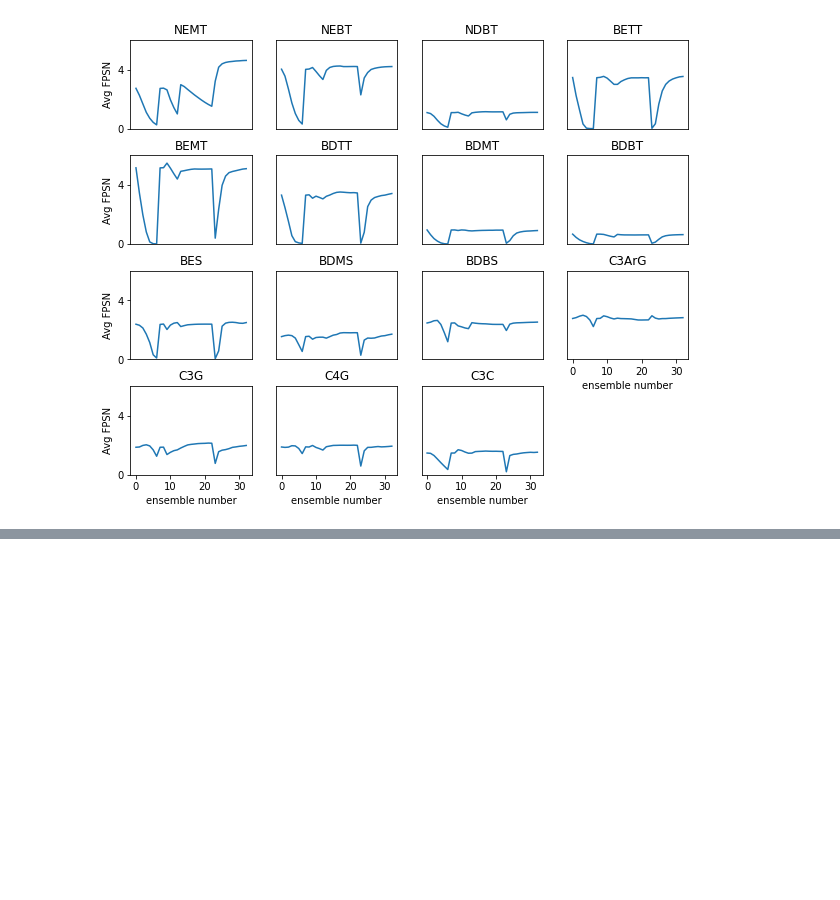
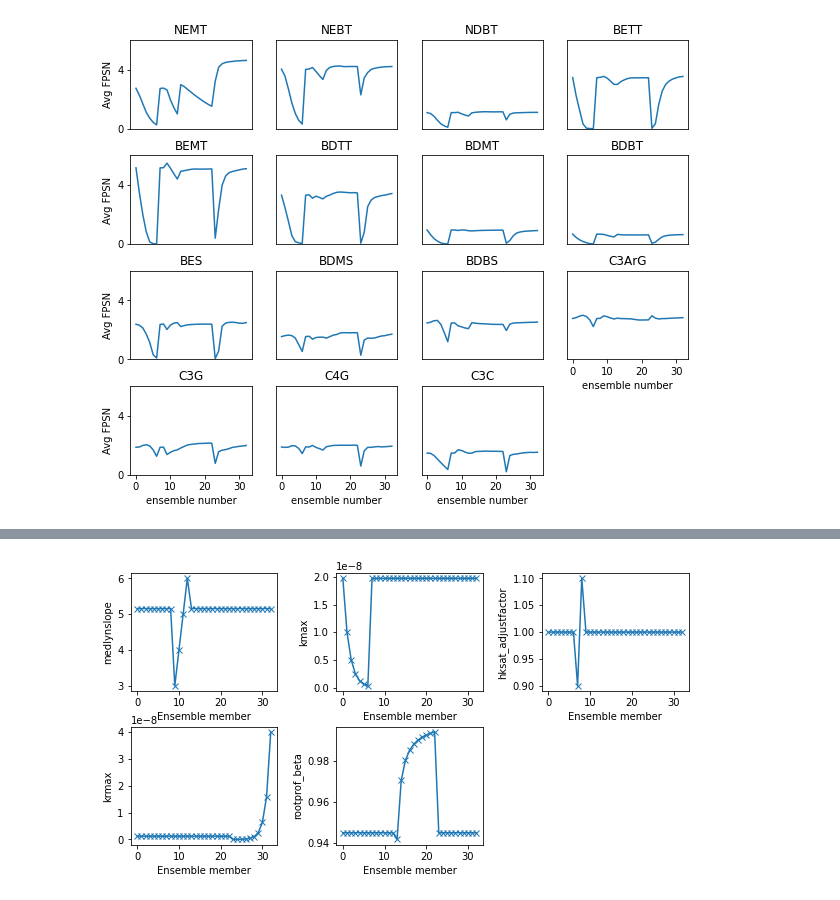
Before and after one commit to djk2120/CLM5PPE, a Jupyter notebook: pyth/mini_ens.ipynb, the cells around one changed output, grey strips where cells are left out. Cells and saved outputs as stored; diff of their text form; code cells hidden in the pictures; blank space fills up the shorter version.

```diff
--- a/pyth/mini_ens.ipynb
+++ b/pyth/mini_ens.ipynb
@@ -164,0 +187,24 @@ plt.subplots_adjust(hspace=0.3)
+# %%
+pdir = '/glade/scratch/djk2120/mini_ens/paramfiles/'
+parampaths = sorted(glob.glob(pdir+'*.nc'))
+params = xr.open_mfdataset(parampaths,combine='nested',concat_dim='ens',parallel='True')
+params['ens']=ens
+params['kmax']=params['kmax'].mean(axis=1)
+params['rootprof_beta']=params['rootprof_beta'].mean(axis=1)
+paramlist = ['medlynslope', 'kmax', 'hksat_adjustfactor', 'krmax', 'rootprof_beta']
+# %%
+i=0
+plt.figure(figsize=[10,5])
+for p in paramlist:
+    if len(params[p].values.shape)>1:
+        param_single_value = params[p].mean(axis=1)
+    else:
+        param_single_value = params[p]
+    i = i+1
+    plt.subplot(2,3,i)
+    plt.plot(param_single_value,'-x')
+    plt.xlabel('Ensemble member')
+    plt.ylabel(p);
+plt.subplots_adjust(hspace=0.3,wspace=0.4)
+# %% [output]
+[figure, added]
```
Also changed, not shown: parts of 5 cells of this notebook.
